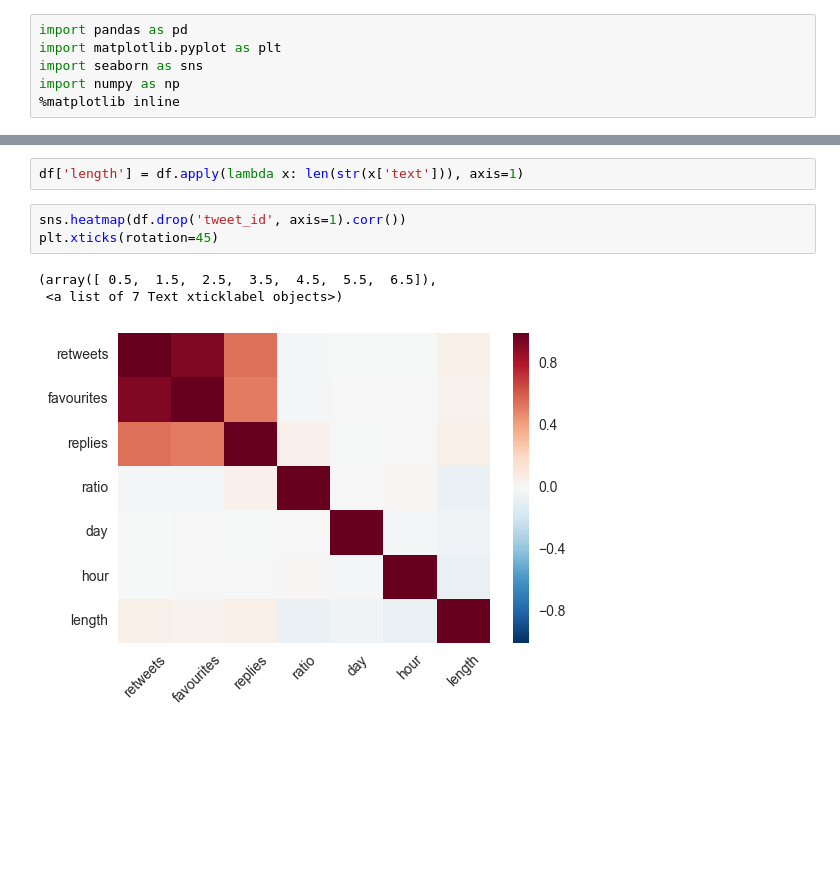
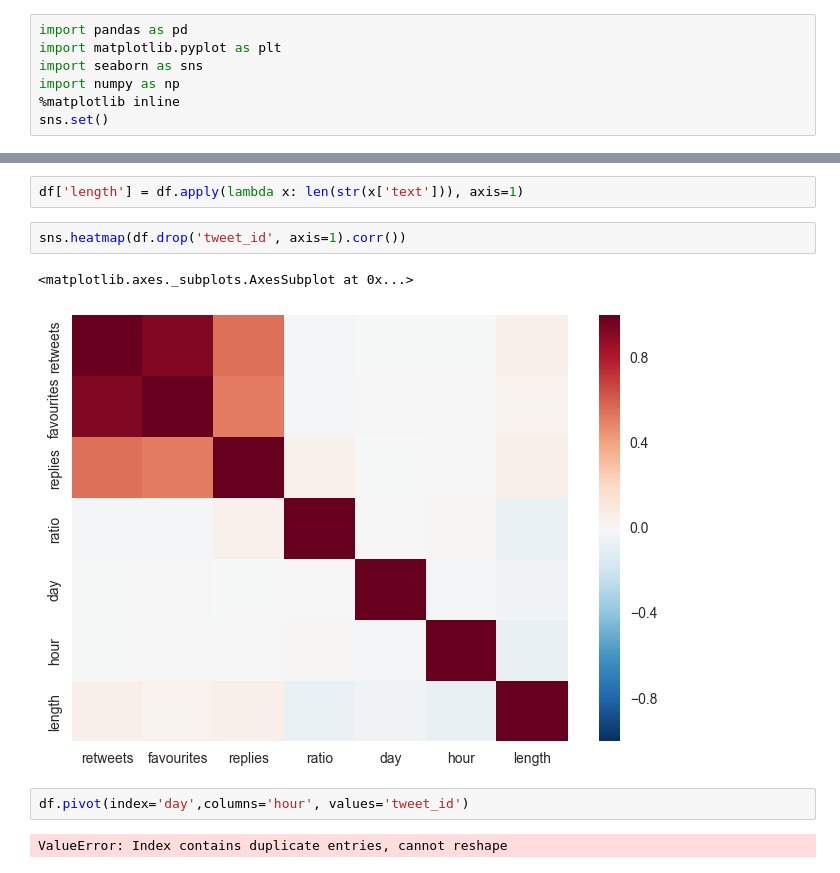
Before and after one commit to josephhalstead/Westminster-Tweet-Analysis, a Jupyter notebook: exploratory_data_analysis.ipynb, the cells around one changed output, grey strips where cells are left out. Saved outputs shown, nothing was run; the diff lists cells and outputs as text; blank space fills up the shorter version.

```diff
--- a/exploratory_data_analysis.ipynb
+++ b/exploratory_data_analysis.ipynb
@@ -12,6 +12,7 @@ import matplotlib.pyplot as plt
 import seaborn as sns
 import numpy as np
 %matplotlib inline
+sns.set()
 # %%
 df = pd.read_csv('processed_tweets.csv')
 # %%
@@ -411,8 +412,10 @@ Most of these dates appear to be on or around the days of elections/referenda wh
 df['length'] = df.apply(lambda x: len(str(x['text'])), axis=1)
 # %%
 sns.heatmap(df.drop('tweet_id', axis=1).corr())
-plt.xticks(rotation=45)
 # %% [output]
-(array([ 0.5,  1.5,  2.5,  3.5,  4.5,  5.5,  6.5]),
- <a list of 7 Text xticklabel objects>)
+<matplotlib.axes._subplots.AxesSubplot at 0x...>
-[figure, old version]
+[figure, new version]
+# %%
+df.pivot(index='day',columns='hour', values='tweet_id')
+# %% [output]
+ValueError: Index contains duplicate entries, cannot reshape
```
Also changed, not shown: parts of 4 cells of this notebook, 1 other file.
